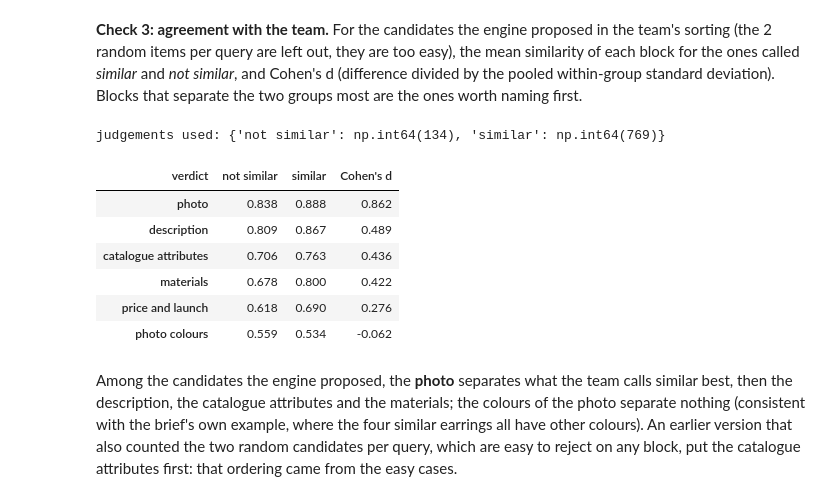
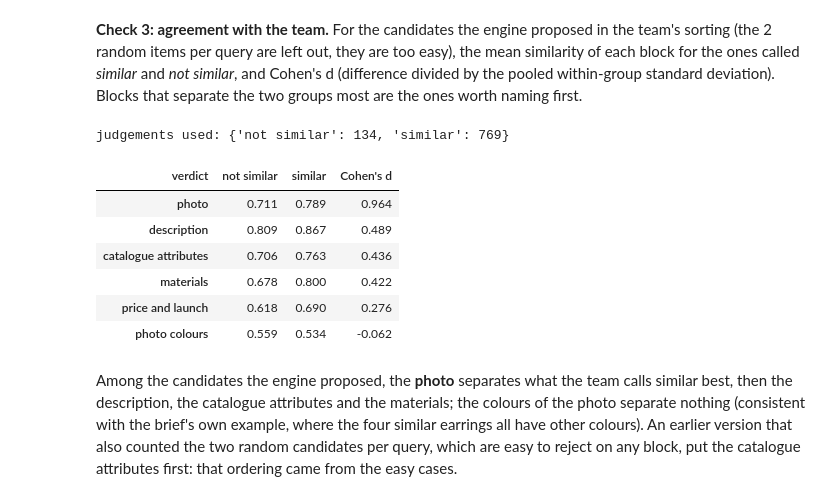
Before and after one commit to therealblitz00/ECQ, a Jupyter notebook: notebooks/phase3_explanations_estimates.ipynb, the cells around one changed output. Drawn from its saved outputs; the diff is of its cells as text; code cells hidden in the pictures.

```diff
--- a/notebooks/phase3_explanations_estimates.ipynb
+++ b/notebooks/phase3_explanations_estimates.ipynb
@@ -695,10 +701,16 @@ for qi in rng.choice(len(items), 300, replace=False):
     pool = next(p for p in CATEGORY_POOLS if qi in p)
     for label, b in [("named first", ranked[0]), ("named last", ranked[-1]), ("random", ranked[rng.integers(len(ranked))])]:
         rows.append({"test": "deletion: block removed", "variant": label, "new rank": rank_of({**W_BASE, b: 0.0}, qi, ci, pool)})
-    for label, keep in [("named first", ranked[:2]), ("named last", ranked[-2:]), ("random", list(rng.choice(ranked, 2, replace=False)))]:
+    heavy = sorted(ranked, key=lambda b: -W_BASE[b])[:2]           # control: the two largest global weights
+    differs = set(ranked[:2]) != set(heavy)
+    for label, keep in [("named first", ranked[:2]), ("two largest weights (control)", heavy), ("named last", ranked[-2:]),
+                        ("random", list(rng.choice(ranked, 2, replace=False)))]:
         w = {b: (W_BASE[b] if b in keep else 0.0) for b in W_BASE}
-        rows.append({"test": "sufficiency: only 2 blocks kept", "variant": label, "new rank": rank_of(w, qi, ci, pool)})
+        r_ = rank_of(w, qi, ci, pool)
+        rows.append({"test": "sufficiency: only 2 blocks kept", "variant": label, "new rank": r_})
+        if differs and label in ("named first", "two largest weights (control)"):
+            rows.append({"test": "sufficiency, only where the explanation names other blocks", "variant": label, "new rank": r_})
 ft = pd.DataFrame(rows).groupby(["test", "variant"])["new rank"]
-pd.DataFrame({"mean rank": ft.mean(), "still first": ft.apply(lambda r: (r == 1).mean()),
+pd.DataFrame({"pairs": ft.size(), "mean rank": ft.mean(), "still first": ft.apply(lambda r: (r == 1).mean()),
               "in the top 5": ft.apply(lambda r: (r <= 5).mean())}).round(2)
 # %% [output]
@@ -717,26 +734,34 @@ and Cohen's d (difference divided by the pooled within-group standard deviation)
 are the ones worth naming first.
 # %%
 random_cands = {(pq["query"], c["key"]) for pq in fb_pool["queries"] for c in pq["candidates"] if c.get("random")}
+# the pool stores CLIP photo similarities; the Sprint 3 engine's photo similarity is recomputed for the same pairs
+pos_ = pd.Series(np.arange(len(items)), index=items[KEY])
+pair_q, pair_c = np.zeros(len(S), int), np.zeros(len(S), int)
+for (qk, ck), r_ in pair_row.items():
+    pair_q[r_], pair_c[r_] = pos_[qk], pos_[ck]
+S_eng = S.copy()
+k_img = BLOCKS.index("image")
+S_eng[:, k_img] = np.where(H[:, k_img] > 0, np.einsum("ij,ij->i", sig_m[pair_q], sig_m[pair_c]), 0)
 rows = []
 for a in answers:
     for label, keys_ in (("similar", a["similar"]), ("not similar", a["not"])):
         for c in keys_:
             if (a["query"], c) in random_cands:
                 continue
             r_ = pair_row[(a["query"], c)]   # a block missing for one of the two products is left out, not counted as 0
-            rows.append({"verdict": label, **{BLOCK_LABEL[b]: (S[r_, k] if H[r_, k] else np.nan) for k, b in enumerate(BLOCKS)}})
+            rows.append({"verdict": label, **{BLOCK_LABEL[b]: (S_eng[r_, k] if H[r_, k] else np.nan) for k, b in enumerate(BLOCKS)}})
 ag = pd.DataFrame(rows)
 g = ag.groupby("verdict")
 tab = g.mean().T
 n_, var_ = g.size(), g.var().T
 pooled = np.sqrt(((n_["similar"] - 1) * var_["similar"] + (n_["not similar"] - 1) * var_["not similar"]) / (n_.sum() - 2))
 tab["Cohen's d"] = (tab["similar"] - tab["not similar"]) / pooled
-print("judgements used:", dict(n_))
+print("judgements used:", {k: int(v) for k, v in n_.items()})
 tab.sort_values("Cohen's d", ascending=False).round(3)
 # %% [output]
-judgements used: {'not similar': np.int64(134), 'similar': np.int64(769)}
+judgements used: {'not similar': 134, 'similar': 769}
 | verdict | not similar | similar | Cohen's d |
-| photo | 0.838 | 0.888 | 0.862 |
+| photo | 0.711 | 0.789 | 0.964 |
 | description | 0.809 | 0.867 | 0.489 |
 | catalogue attributes | 0.706 | 0.763 | 0.436 |
 | materials | 0.678 | 0.800 | 0.422 |
```
Also changed, not shown: parts of 9 cells of this notebook, 13 other files.
